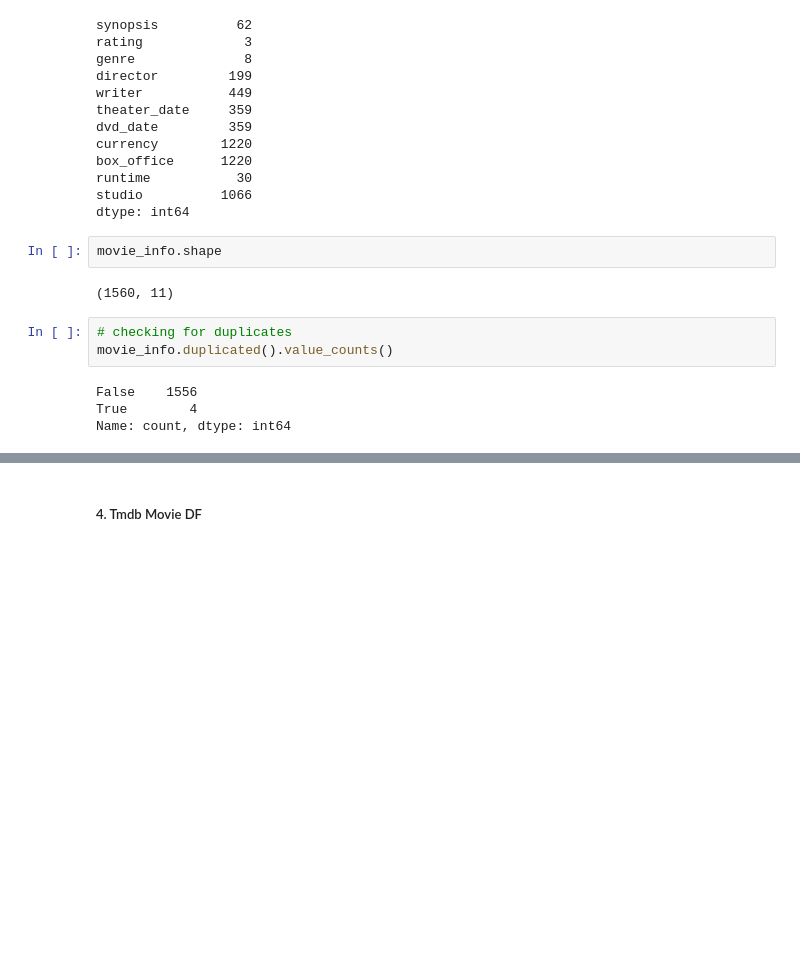
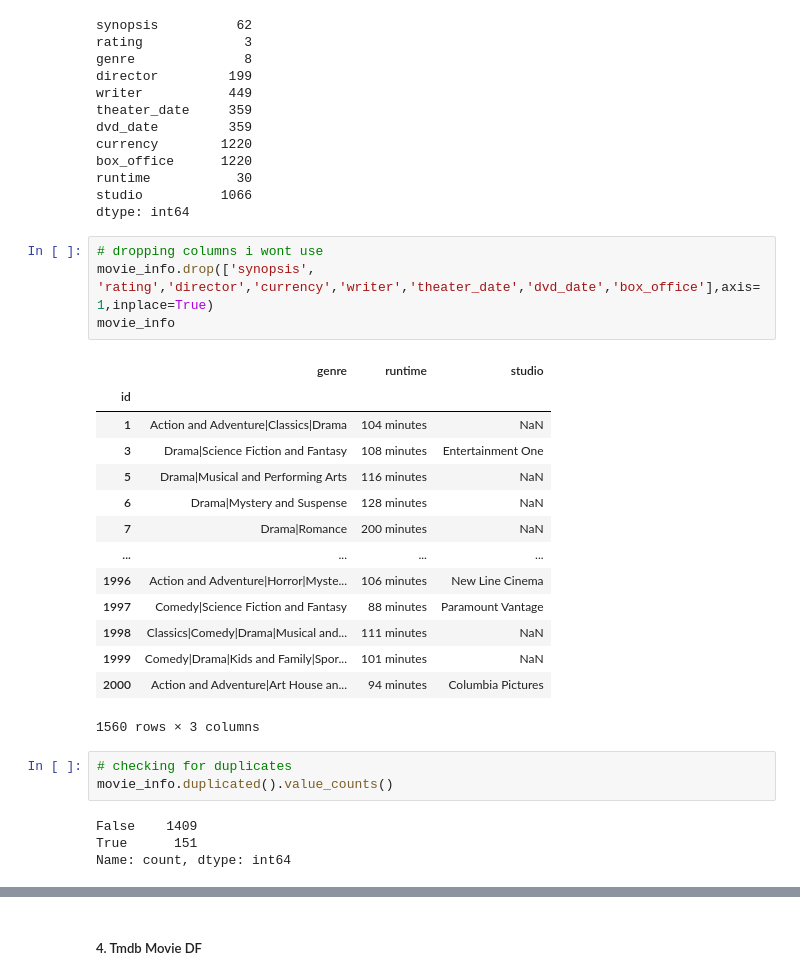
Before and after one commit to wanjikuciku/Phase-1-Project, a Jupyter notebook: project.ipynb, the cells around one changed output, grey strips where cells are left out. Cells and saved outputs as stored; diff of their text form; blank space fills up the shorter version.

```diff
--- a/project.ipynb
+++ b/project.ipynb
@@ -446,14 +446,29 @@ box_office      1220
 runtime           30
 studio          1066
 dtype: int64
-# %%
-movie_info.shape
-# %% [output]
-(1560, 11)
+# %%
+# dropping columns i wont use
+movie_info.drop(['synopsis', 'rating','director','currency','writer','theater_date','dvd_date','box_office'],axis=1,inplace=True)
+movie_info
+# %% [output]
+|  | genre | runtime | studio |
+| id |  |  |  |
+| 1 | Action and Adventure|Classics|Drama | 104 minutes | NaN |
+| 3 | Drama|Science Fiction and Fantasy | 108 minutes | Entertainment One |
+| 5 | Drama|Musical and Performing Arts | 116 minutes | NaN |
+| 6 | Drama|Mystery and Suspense | 128 minutes | NaN |
+| 7 | Drama|Romance | 200 minutes | NaN |
+| ... | ... | ... | ... |
+| 1996 | Action and Adventure|Horror|Myste... | 106 minutes | New Line Cinema |
+| 1997 | Comedy|Science Fiction and Fantasy | 88 minutes | Paramount Vantage |
+| 1998 | Classics|Comedy|Drama|Musical and... | 111 minutes | NaN |
+| 1999 | Comedy|Drama|Kids and Family|Spor... | 101 minutes | NaN |
+| 2000 | Action and Adventure|Art House an... | 94 minutes | Columbia Pictures |
+1560 rows × 3 columns
 # %%
 # checking for duplicates
 movie_info.duplicated().value_counts()
 # %% [output]
-False    1556
-True        4
+False    1409
+True      151
 Name: count, dtype: int64
```
Also changed, not shown: parts of 27 cells of this notebook.
